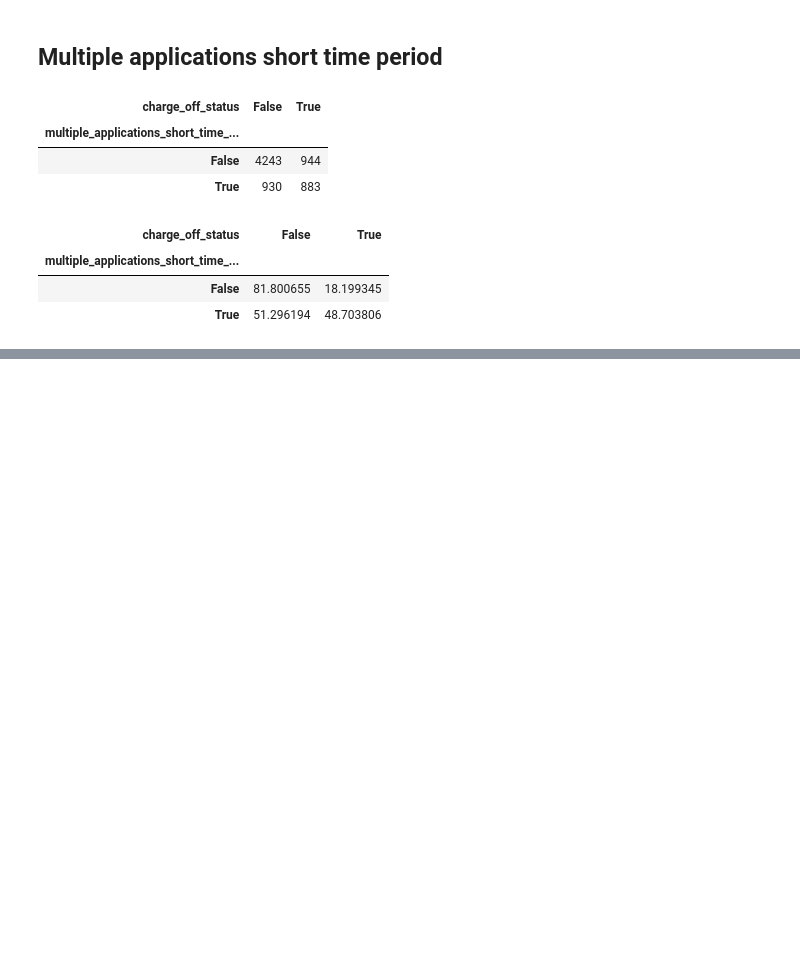
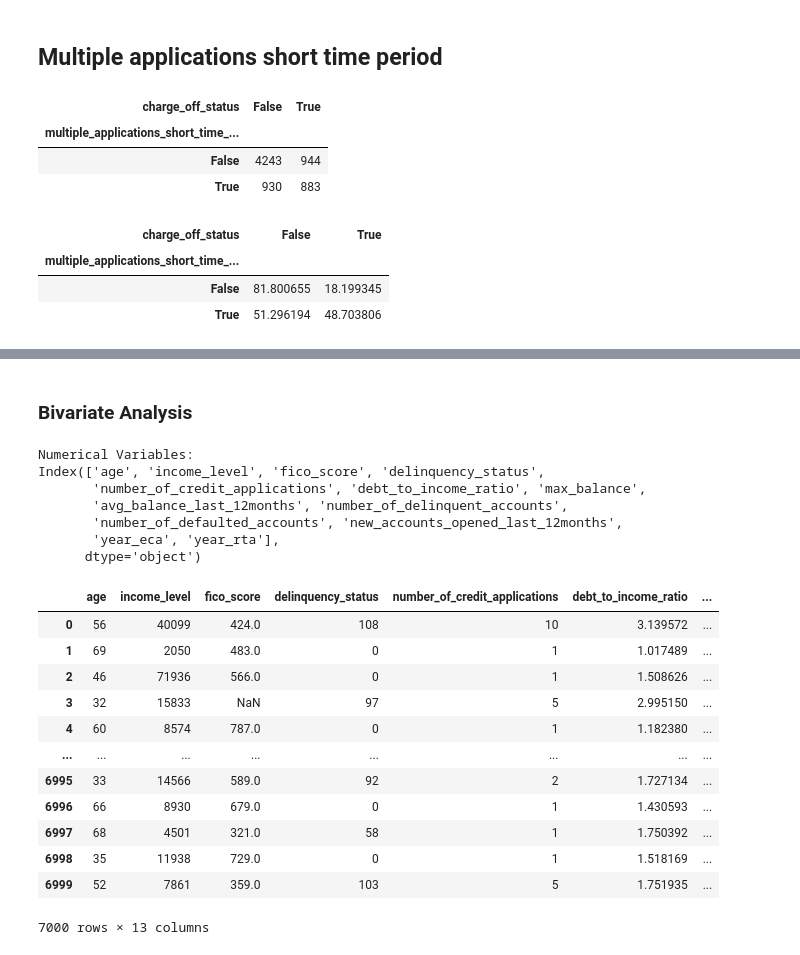
Before and after one commit to susara-ouchi/credit-score-case-study, a Jupyter notebook: credit_score_study_susara.ipynb, the cells around one changed output, grey strips where cells are left out. Drawn from its saved outputs; the diff is of its cells as text; code cells hidden in the pictures; blank space fills up the shorter version.

```diff
--- a/credit_score_study_susara.ipynb
+++ b/credit_score_study_susara.ipynb
@@ -524,0 +526,34 @@ plt.show()
+# %% [markdown]
+### Bivariate Analysis
+# %%
+import pandas as pd
+
+numerical_data = df_0.select_dtypes(include=['int64', 'float64'])
+
+print("Numerical Variables:")
+print(numerical_data.columns)
+
+numerical_df = df_0[numerical_data.columns]
+
+numerical_df
+# %% [output]
+Numerical Variables:
+Index(['age', 'income_level', 'fico_score', 'delinquency_status',
+       'number_of_credit_applications', 'debt_to_income_ratio', 'max_balance',
+       'avg_balance_last_12months', 'number_of_delinquent_accounts',
+       'number_of_defaulted_accounts', 'new_accounts_opened_last_12months',
+       'year_eca', 'year_rta'],
+      dtype='object')
+|  | age | income_level | fico_score | delinquency_status | number_of_credit_applications | debt_to_income_ratio | ... |
+| 0 | 56 | 40099 | 424.0 | 108 | 10 | 3.139572 | ... |
+| 1 | 69 | 2050 | 483.0 | 0 | 1 | 1.017489 | ... |
+| 2 | 46 | 71936 | 566.0 | 0 | 1 | 1.508626 | ... |
+| 3 | 32 | 15833 | NaN | 97 | 5 | 2.995150 | ... |
+| 4 | 60 | 8574 | 787.0 | 0 | 1 | 1.182380 | ... |
+| ... | ... | ... | ... | ... | ... | ... | ... |
+| 6995 | 33 | 14566 | 589.0 | 92 | 2 | 1.727134 | ... |
+| 6996 | 66 | 8930 | 679.0 | 0 | 1 | 1.430593 | ... |
+| 6997 | 68 | 4501 | 321.0 | 58 | 1 | 1.750392 | ... |
+| 6998 | 35 | 11938 | 729.0 | 0 | 1 | 1.518169 | ... |
+| 6999 | 52 | 7861 | 359.0 | 103 | 5 | 1.751935 | ... |
+7000 rows × 13 columns
```
Also changed, not shown: parts of 19 cells of this notebook.
